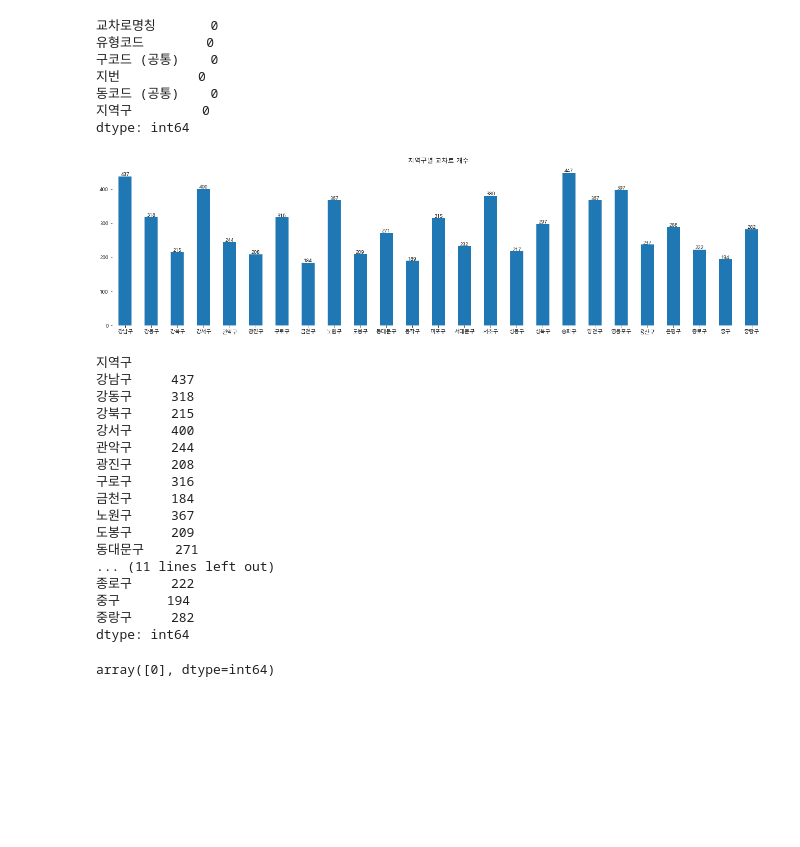
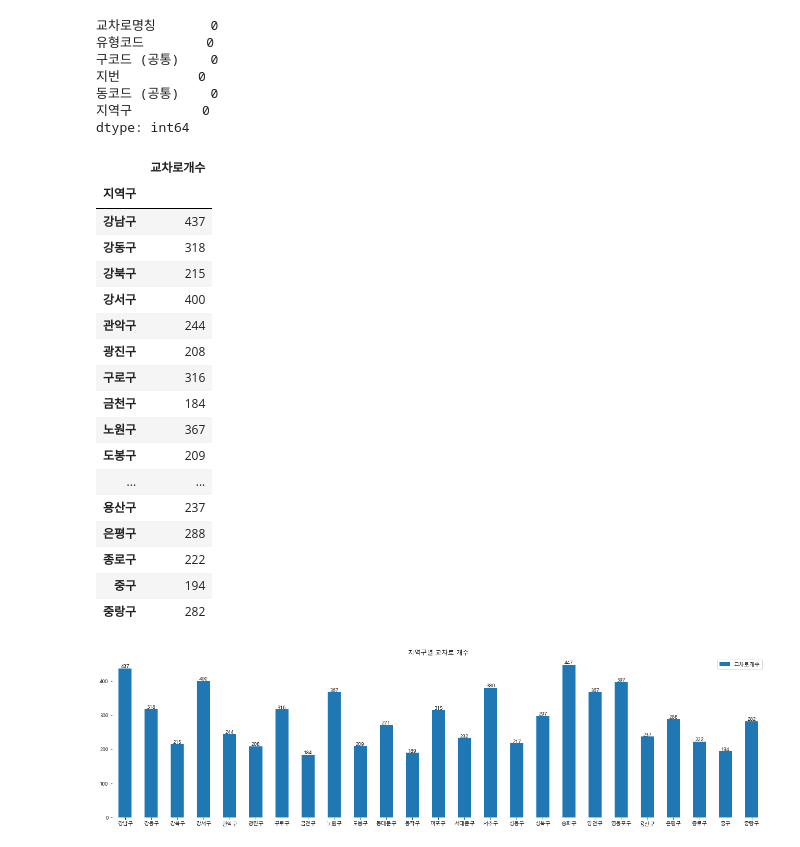
Before and after one commit to LeeHwayeon/bicycle-analysis, a Jupyter notebook: 혜현/교차로.ipynb, the cells around one changed output. Cells and saved outputs as stored; diff of their text form; code cells hidden in the pictures; blank space fills up the shorter version.

```diff
--- a/혜현/교차로.ipynb
+++ b/혜현/교차로.ipynb
@@ -150,10 +146,31 @@ crossing_new.isnull().sum()
 동코드 (공통)    0
 지역구         0
 dtype: int64
+# %%
+crossing_gu = crossing_new.groupby('지역구').size()
+crossing_gu = crossing_gu.to_frame()
+crossing_gu.columns = ['교차로개수']
+crossing_gu
+# %% [output]
+|  | 교차로개수 |
+| 지역구 |  |
+| 강남구 | 437 |
+| 강동구 | 318 |
+| 강북구 | 215 |
+| 강서구 | 400 |
+| 관악구 | 244 |
+| 광진구 | 208 |
+| 구로구 | 316 |
+| 금천구 | 184 |
+| 노원구 | 367 |
+| 도봉구 | 209 |
+| ... | ... |
+| 용산구 | 237 |
+| 은평구 | 288 |
+| 종로구 | 222 |
+| 중구 | 194 |
+| 중랑구 | 282 |
 # %%
-crossing_gu = crossing_new.groupby('지역구').size()
-# crossing_gu.sort_values(ascending=False, inplace=True)
-
 ax = crossing_gu.plot(kind='bar', figsize=(18, 5), rot=0, title="지역구별 교차로 개수")
 for p in ax.patches:
     left, bottom, width, height = p.get_bbox().bounds
@@ -163,24 +180,4 @@ plt.xlabel('')
 plt.tight_layout()
 plt.show()
 # %% [output]
-[figure, old version]
+[figure, new version]
-# %%
-crossing_gu
-# %% [output]
-지역구
-강남구     437
-강동구     318
-강북구     215
-강서구     400
-관악구     244
-광진구     208
-구로구     316
-금천구     184
-노원구     367
-도봉구     209
-동대문구    271
-... (11 lines left out)
-종로구     222
-중구      194
-중랑구     282
-dtype: int64
@@ -189,4 +183,0 @@ crossing_gu_sort = crossing_gu.to_frame()
-# %%
-crossing_gu_sort.columns.values
-# %% [output]
-array([0], dtype=int64)
```
Also changed, not shown: parts of 15 cells of this notebook, 1 other file.
